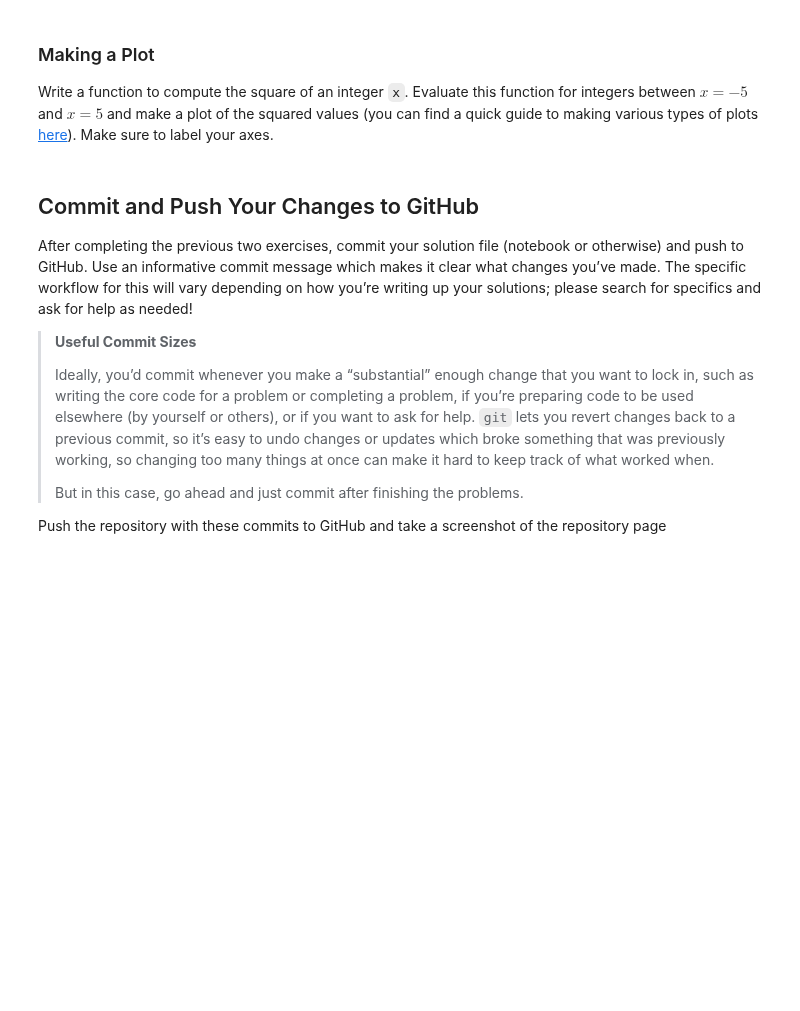
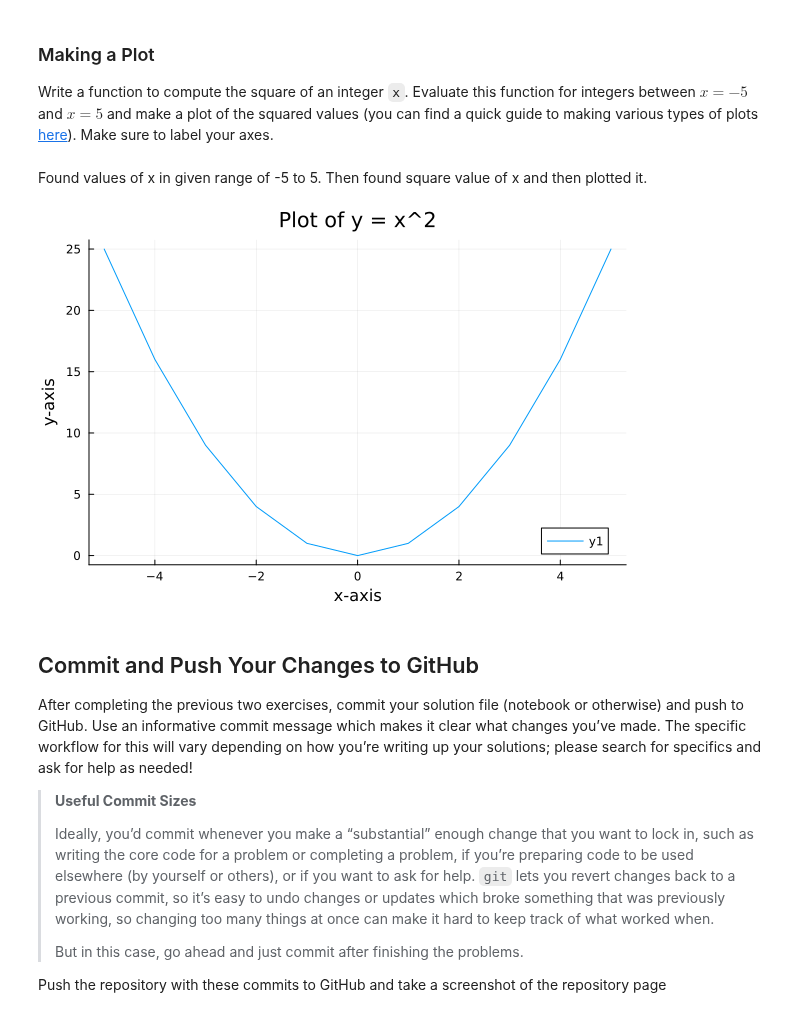
Before and after one commit to BEE4750-FA25/lab1-ellahartmanis, a Jupyter notebook: lab01.ipynb, the cells around one changed output. Cells and saved outputs as stored; diff of their text form; code cells hidden in the pictures; blank space fills up the shorter version.

```diff
--- a/lab01.ipynb
+++ b/lab01.ipynb
@@ -254,8 +263,15 @@ squared values (you can find a quick guide to making various types of
 plots
 [here](https://viveks.me/environmental-systems-analysis/tutorials/julia-plots.html)).
 Make sure to label your axes.
+# %% [markdown]
+Found values of x in given range of -5 to 5. Then found square value of x and then plotted it.
 # %%
 # insert your code here
+x= -5:5
+y= x.^2
+plot(x, y, title="Plot of y = x^2", xlabel="x-axis", ylabel="y-axis")
+# %% [output]
+[figure, added]
 # %% [markdown]
 ## Commit and Push Your Changes to GitHub
 
```
Also changed, not shown: parts of 4 cells of this notebook.
